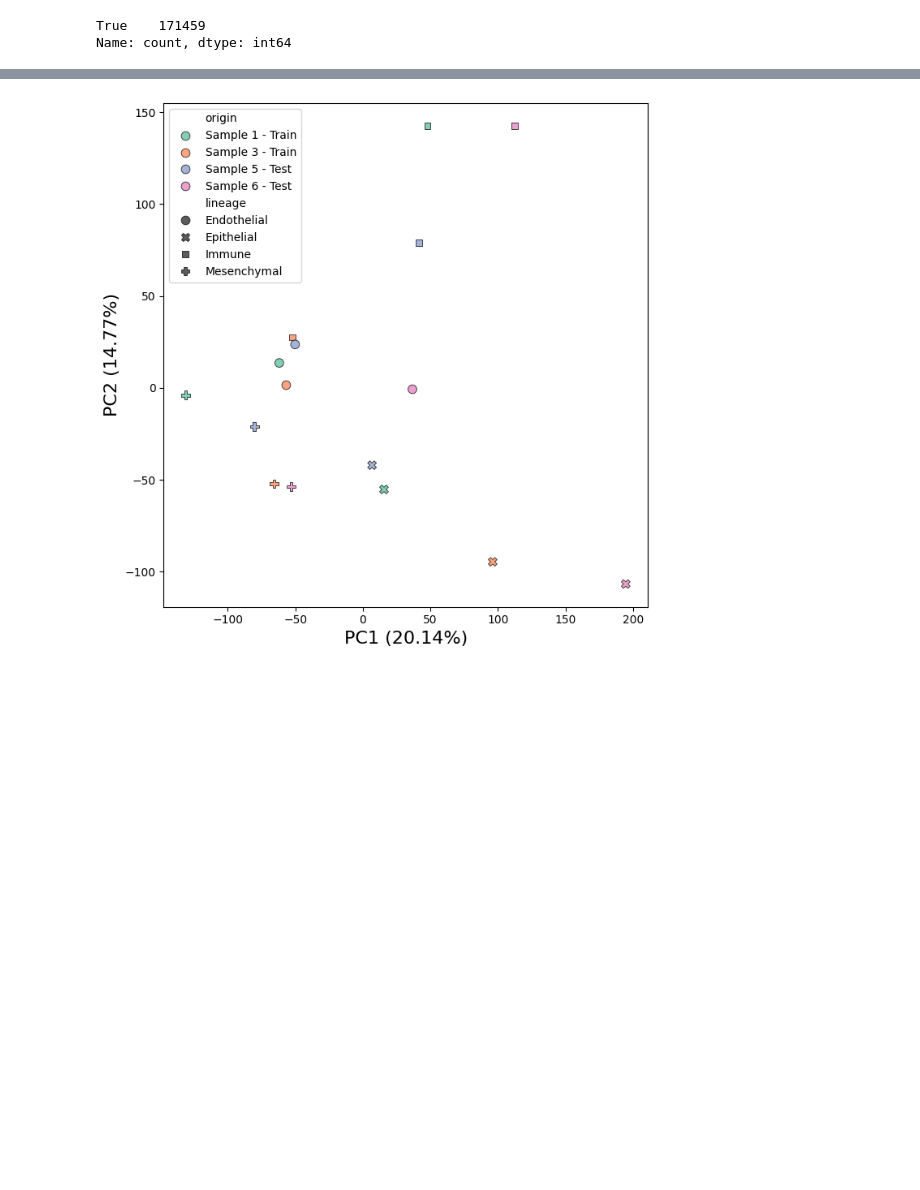
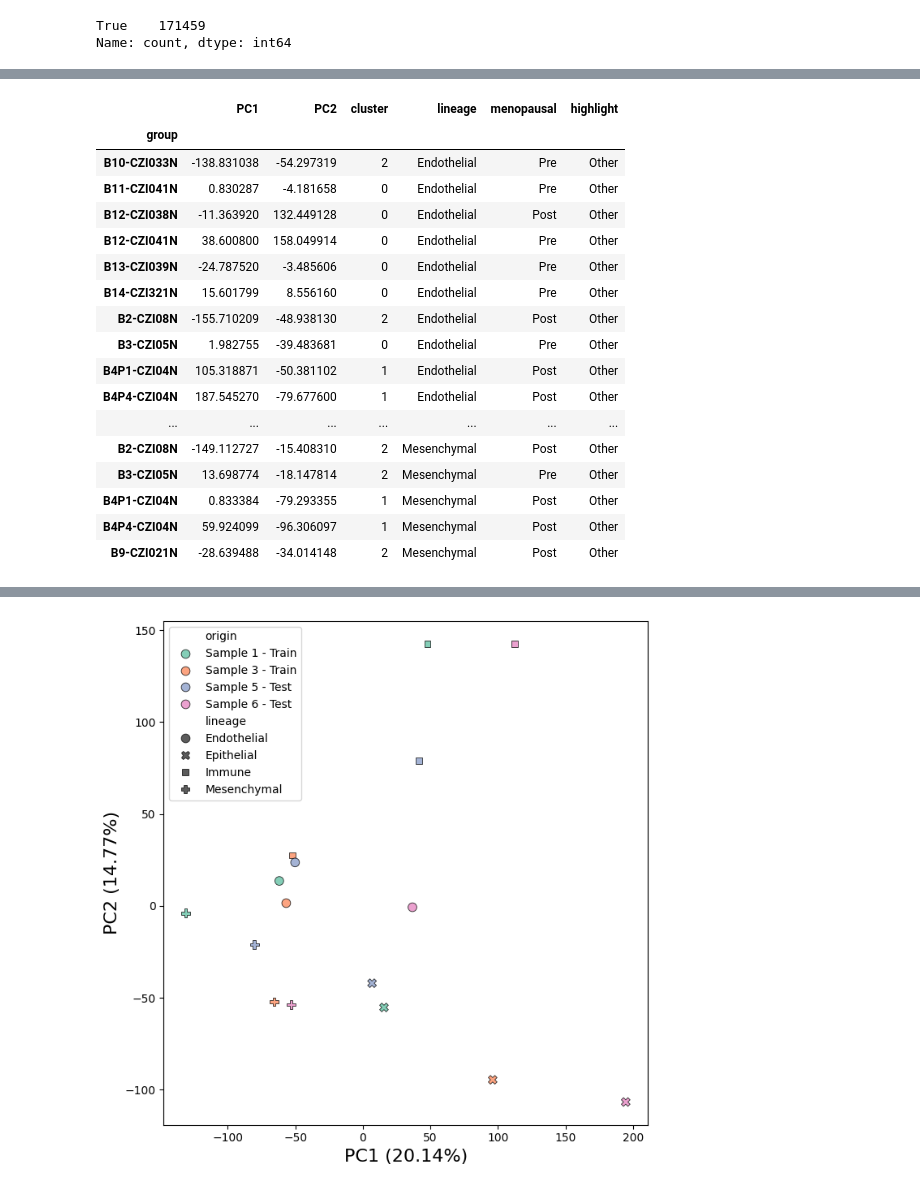
Before and after one commit to Eastmanmd/DECONVersation, a Jupyter notebook: notebooks/lineage/visualize_batch_effects_per_lineage.ipynb, the cells around one changed output, grey strips where cells are left out. Saved outputs shown, nothing was run; the diff lists cells and outputs as text; code cells hidden in the pictures; blank space fills up the shorter version.

```diff
--- a/notebooks/lineage/visualize_batch_effects_per_lineage.ipynb
+++ b/notebooks/lineage/visualize_batch_effects_per_lineage.ipynb
@@ -88,0 +99,18 @@ adata_sub = adata[adata.obs['id'].isin(["B15-CZI251N", "B3-CZI11N", "B8-CZI026N"
+# %%
+adata_sub = adata[adata.obs['heca_lineage'].isin(["Endothelial", "Epithelial", "Mesenchymal"])]
+
+min_cells = 600
+
+# Count per sample per lineage
+counts = (
+    adata_sub.obs
+    .groupby(["id", "heca_lineage"])
+    .size()
+    .unstack(fill_value=0)
+)
+
+# Find samples meeting the criterion in every lineage
+select_samples = counts.index[(counts >= min_cells).all(axis=1)]
+
+# Subset adata
+adata_sub = adata_sub[adata_sub.obs["id"].isin(select_samples)].copy()
@@ -138,0 +330,21 @@ meta = pd.DataFrame({"sample" : pb_df.index.str.split("_").str[0],
+# %%
+plot_df
+# %% [output]
+|  | PC1 | PC2 | cluster | lineage | menopausal | highlight |
+| group |  |  |  |  |  |  |
+| B10-CZI033N | -138.831038 | -54.297319 | 2 | Endothelial | Pre | Other |
+| B11-CZI041N | 0.830287 | -4.181658 | 0 | Endothelial | Pre | Other |
+| B12-CZI038N | -11.363920 | 132.449128 | 0 | Endothelial | Post | Other |
+| B12-CZI041N | 38.600800 | 158.049914 | 0 | Endothelial | Pre | Other |
+| B13-CZI039N | -24.787520 | -3.485606 | 0 | Endothelial | Pre | Other |
+| B14-CZI321N | 15.601799 | 8.556160 | 0 | Endothelial | Pre | Other |
+| B2-CZI08N | -155.710209 | -48.938130 | 2 | Endothelial | Post | Other |
+| B3-CZI05N | 1.982755 | -39.483681 | 0 | Endothelial | Pre | Other |
+| B4P1-CZI04N | 105.318871 | -50.381102 | 1 | Endothelial | Post | Other |
+| B4P4-CZI04N | 187.545270 | -79.677600 | 1 | Endothelial | Post | Other |
+| ... | ... | ... | ... | ... | ... | ... |
+| B2-CZI08N | -149.112727 | -15.408310 | 2 | Mesenchymal | Post | Other |
+| B3-CZI05N | 13.698774 | -18.147814 | 2 | Mesenchymal | Pre | Other |
+| B4P1-CZI04N | 0.833384 | -79.293355 | 1 | Mesenchymal | Post | Other |
+| B4P4-CZI04N | 59.924099 | -96.306097 | 1 | Mesenchymal | Post | Other |
+| B9-CZI021N | -28.639488 | -34.014148 | 2 | Mesenchymal | Post | Other |
```
Also changed, not shown: parts of 16 cells of this notebook, 23 other files.
